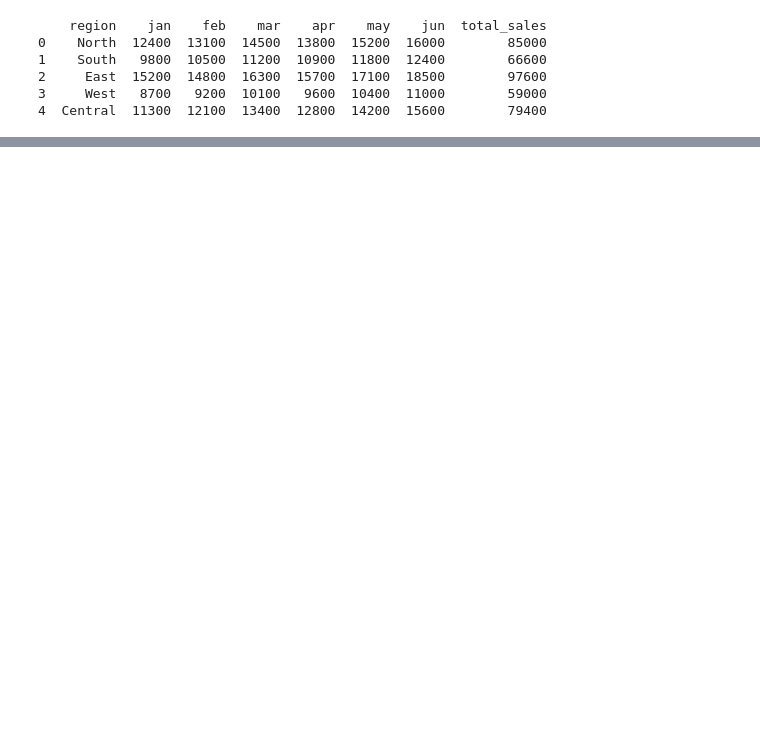
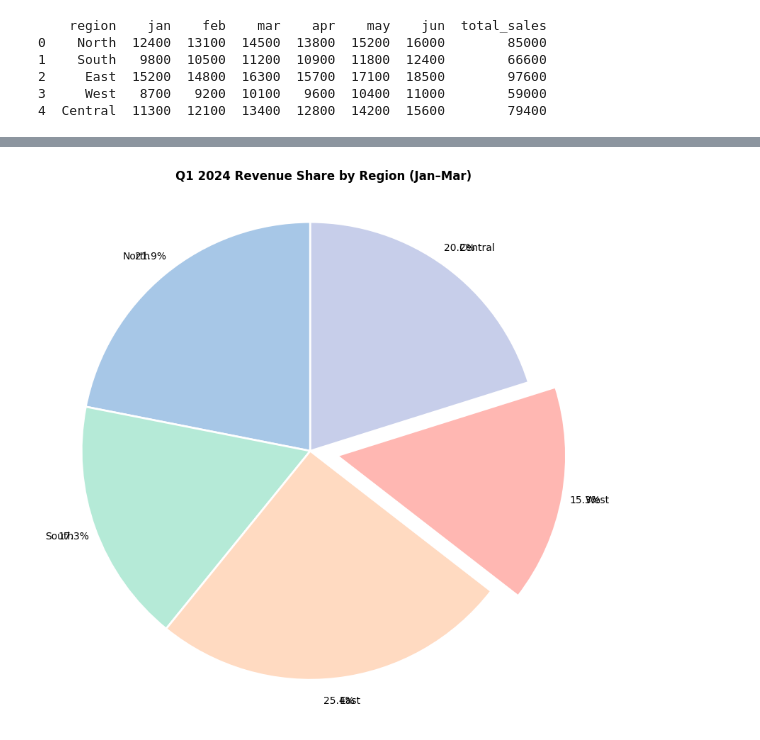
Before and after one commit to PGHollo/DataAnalytics-2026, a Jupyter notebook: week-07/Class Exercises/DA_Guide_7_5.ipynb, the cells around one changed output, grey strips where cells are left out. Saved outputs shown, nothing was run; the diff lists cells and outputs as text; code cells hidden in the pictures; blank space fills up the shorter version.

```diff
--- a/week-07/Class Exercises/DA_Guide_7_5.ipynb
+++ b/week-07/Class Exercises/DA_Guide_7_5.ipynb
@@ -61,0 +160,29 @@ SyntaxError: unterminated f-string literal (detected at line 29) (2488827818.py,
+# %%
+# Create Q1 sales column
+df_sales["q1_sales"] = df_sales[["jan", "feb", "mar"]].sum(axis=1)
+
+# Explode West slice only
+explode = [0, 0, 0, 0.12, 0]
+
+pastel_colours = ["#A7C7E7", "#B5EAD7", "#FFDAC1", "#FFB7B2", "#C7CEEA"]
+
+fig, ax = plt.subplots(figsize=(8, 8))
+
+ax.pie(
+    df_sales["q1_sales"],
+    labels=df_sales["region"],
+    autopct="%1.1f%%",
+    pctdistance=1.1,
+    colors=pastel_colours,
+    explode=explode,
+    startangle=90,
+    wedgeprops={"linewidth": 2, "edgecolor": "white"}
+)
+
+ax.set_title("Q1 2024 Revenue Share by Region (Jan–Mar)", fontweight="bold")
+
+plt.axis("equal")
+plt.tight_layout()
+plt.show()
+# %% [output]
+[figure, added]
```
Also changed, not shown: parts of 7 cells of this notebook.
